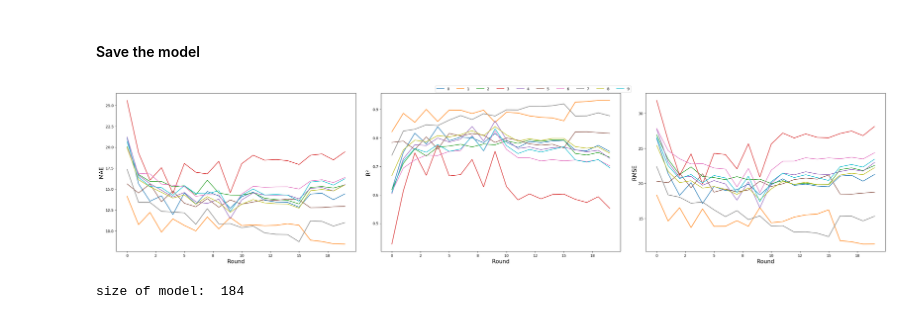
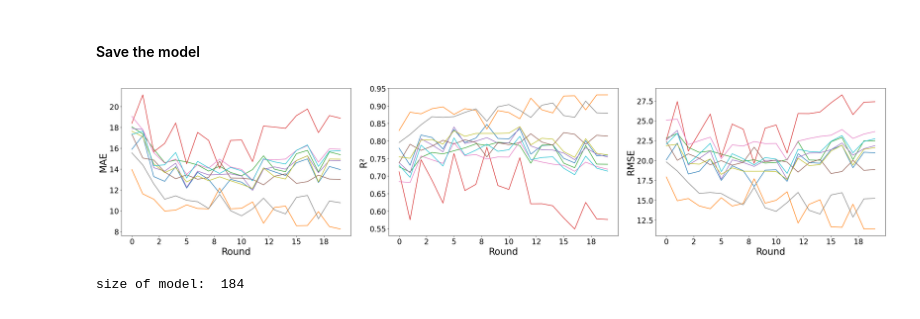
Before and after one commit to SarantisPapachrist/Diploma-Thesis, a Jupyter notebook: Turbofan_Jet_Engine/Federated_Learning/federated/federated_KRUM.ipynb, the cells around one changed output. Drawn from its saved outputs; the diff is of its cells as text; code cells hidden in the pictures.

```diff
--- a/Turbofan_Jet_Engine/Federated_Learning/federated/federated_KRUM.ipynb
+++ b/Turbofan_Jet_Engine/Federated_Learning/federated/federated_KRUM.ipynb
@@ -297,31 +272,34 @@ Evaluation resul
 #global_model.save(f'federated/model_KRUM_{EPOCHS}_{comms_round}_{int(datetime.now().timestamp())}')
 # %%
 fig, (ax1, ax2, ax3) = plt.subplots(1, 3, figsize=(30, 7))
+plt.rcParams.update({'font.size': 20})
 
 # Plot MAE
 ax1.plot(global_stats_mae_4[global_stats_mae_4.columns[1:11]], label='train')
-ax1.set_ylabel('MAE', fontsize=15)
-ax1.set_xlabel('Round', fontsize=15)
+ax1.set_ylabel('MAE', fontsize=25)
+ax1.set_xlabel('Round', fontsize=25)
+ax1.tick_params(axis='both', which='major', labelsize=20)
 ax1.xaxis.set_major_formatter(FormatStrFormatter('%.0f'))
 
 # Plot R² instead of MAP
 ax2.plot(global_stats_r2_4[global_stats_r2_4.columns[1:11]], label='train')
-ax2.legend(global_stats_r2_4.columns[1:11], bbox_to_anchor=(1.05, 1.06), ncol=10)
-ax2.set_ylabel('R²', fontsize=15)
-ax2.set_xlabel('Round', fontsize=15)
+ax2.set_ylabel('R²', fontsize=25)
+ax2.set_xlabel('Round', fontsize=25)
+ax2.tick_params(axis='both', which='major', labelsize=20)
 ax2.xaxis.set_major_formatter(FormatStrFormatter('%.0f'))
 
 # Plot RMSE
 ax3.plot(global_stats_rmse_4[global_stats_rmse_4.columns[1:11]], label='train')
-ax3.set_ylabel('RMSE', fontsize=15)
-ax3.set_xlabel('Round', fontsize=15)
+ax3.set_ylabel('RMSE', fontsize=25)
+ax3.set_xlabel('Round', fontsize=25)
+ax3.tick_params(axis='both', which='major', labelsize=20)
 ax3.xaxis.set_major_formatter(FormatStrFormatter('%.0f'))
 
 plt.tight_layout()
 plt.show()
 #pyplot.savefig(f'federated-KRUM_{EPOCHS}_{comms_round}.png', bbox_inches='tight', dpi=400)
 # %% [output]
-[figure, old version]
+[figure, new version]
 # %%
 print('size of model: ', sys.getsizeof(global_model.get_weights()))
 # %% [output]
```
Also changed, not shown: parts of 6 cells of this notebook, 9 other files.
